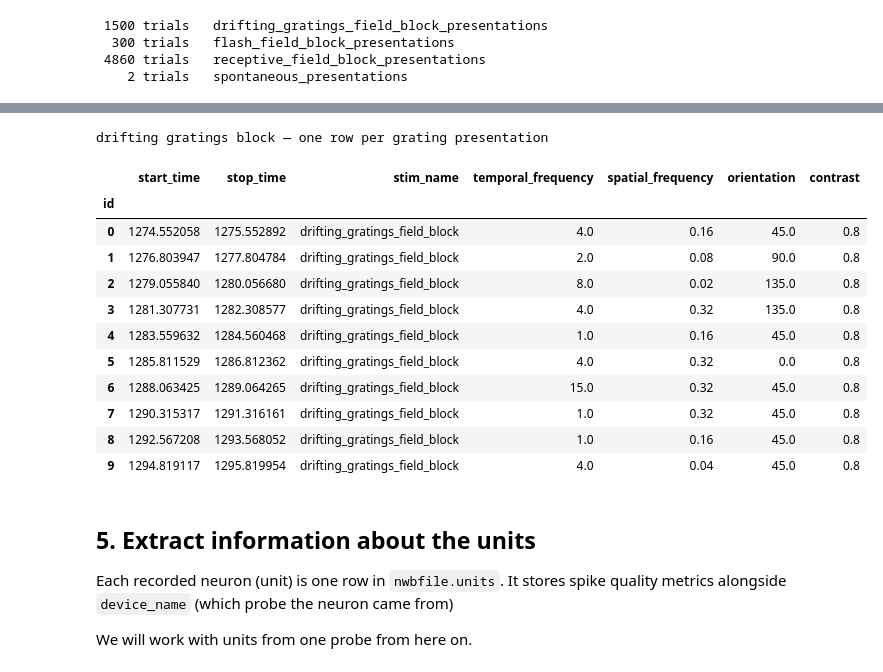
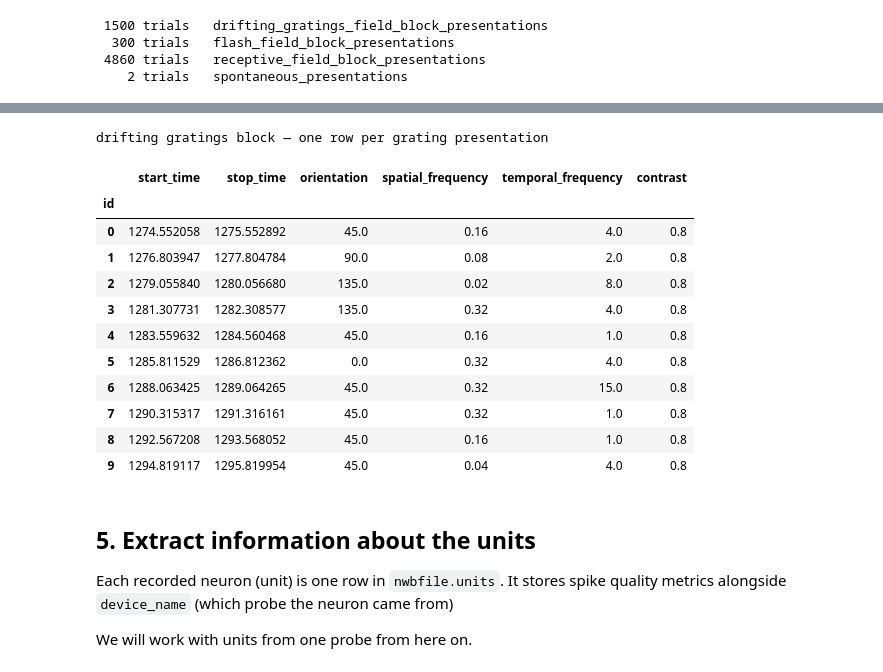
Before and after one commit to SarvestaniLab/OpenScope, a Jupyter notebook: ephys_getting_started.ipynb, the cells around one changed output, grey strips where cells are left out. Saved outputs shown, nothing was run; the diff lists cells and outputs as text; code cells hidden in the pictures.

```diff
--- a/ephys_getting_started.ipynb
+++ b/ephys_getting_started.ipynb
@@ -194,21 +190,22 @@ receptive field block — one row per patch presentation
 # %%
-# Show the first 10 drifting grating trials
+# Show timing and values of the 10 first trials of the tuning properties trials
 print("drifting gratings block — one row per grating presentation")
-gratingTrials.head(10)
+gratingTrials[["start_time", "stop_time", "orientation", "spatial_frequency",
+               "temporal_frequency", "contrast"]].head(10)
 # %% [output]
 drifting gratings block — one row per grating presentation
-|  | start_time | stop_time | stim_name | temporal_frequency | spatial_frequency | orientation | contrast |
-| id |  |  |  |  |  |  |  |
-| 0 | 1274.552058 | 1275.552892 | drifting_gratings_field_block | 4.0 | 0.16 | 45.0 | 0.8 |
-| 1 | 1276.803947 | 1277.804784 | drifting_gratings_field_block | 2.0 | 0.08 | 90.0 | 0.8 |
-| 2 | 1279.055840 | 1280.056680 | drifting_gratings_field_block | 8.0 | 0.02 | 135.0 | 0.8 |
-| 3 | 1281.307731 | 1282.308577 | drifting_gratings_field_block | 4.0 | 0.32 | 135.0 | 0.8 |
-| 4 | 1283.559632 | 1284.560468 | drifting_gratings_field_block | 1.0 | 0.16 | 45.0 | 0.8 |
-| 5 | 1285.811529 | 1286.812362 | drifting_gratings_field_block | 4.0 | 0.32 | 0.0 | 0.8 |
-| 6 | 1288.063425 | 1289.064265 | drifting_gratings_field_block | 15.0 | 0.32 | 45.0 | 0.8 |
-| 7 | 1290.315317 | 1291.316161 | drifting_gratings_field_block | 1.0 | 0.32 | 45.0 | 0.8 |
-| 8 | 1292.567208 | 1293.568052 | drifting_gratings_field_block | 1.0 | 0.16 | 45.0 | 0.8 |
-| 9 | 1294.819117 | 1295.819954 | drifting_gratings_field_block | 4.0 | 0.04 | 45.0 | 0.8 |
+|  | start_time | stop_time | orientation | spatial_frequency | temporal_frequency | contrast |
+| id |  |  |  |  |  |  |
+| 0 | 1274.552058 | 1275.552892 | 45.0 | 0.16 | 4.0 | 0.8 |
+| 1 | 1276.803947 | 1277.804784 | 90.0 | 0.08 | 2.0 | 0.8 |
+| 2 | 1279.055840 | 1280.056680 | 135.0 | 0.02 | 8.0 | 0.8 |
+| 3 | 1281.307731 | 1282.308577 | 135.0 | 0.32 | 4.0 | 0.8 |
+| 4 | 1283.559632 | 1284.560468 | 45.0 | 0.16 | 1.0 | 0.8 |
+| 5 | 1285.811529 | 1286.812362 | 0.0 | 0.32 | 4.0 | 0.8 |
+| 6 | 1288.063425 | 1289.064265 | 45.0 | 0.32 | 15.0 | 0.8 |
+| 7 | 1290.315317 | 1291.316161 | 45.0 | 0.32 | 1.0 | 0.8 |
+| 8 | 1292.567208 | 1293.568052 | 45.0 | 0.16 | 1.0 | 0.8 |
+| 9 | 1294.819117 | 1295.819954 | 45.0 | 0.04 | 4.0 | 0.8 |
 # %% [markdown]
 ## 5. Extract information about the units
 
```
Also changed, not shown: parts of 3 cells of this notebook.
